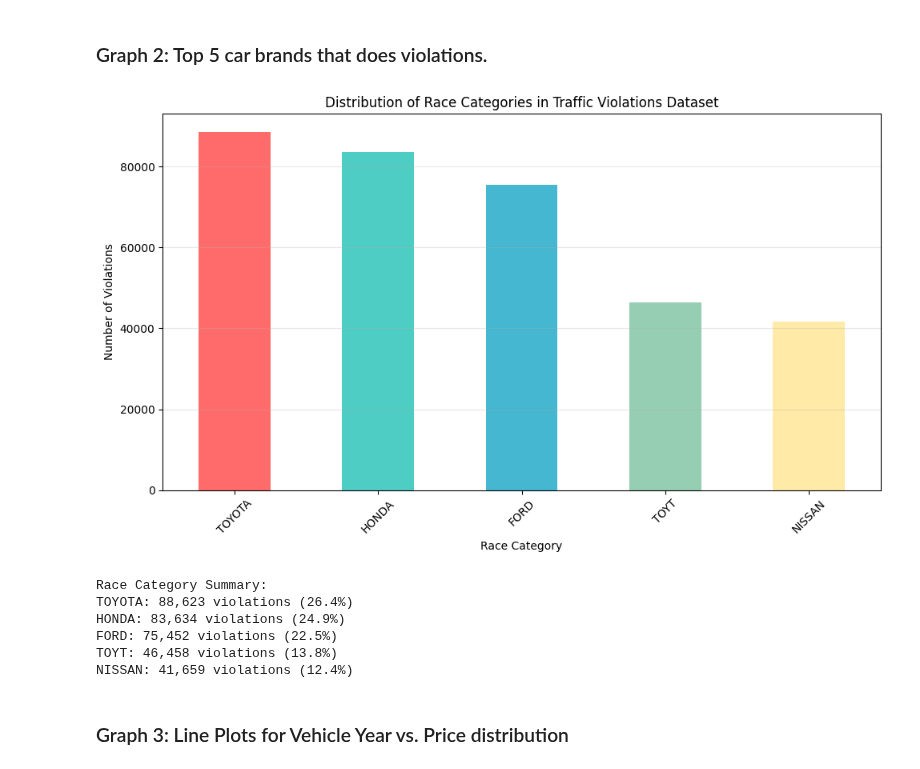
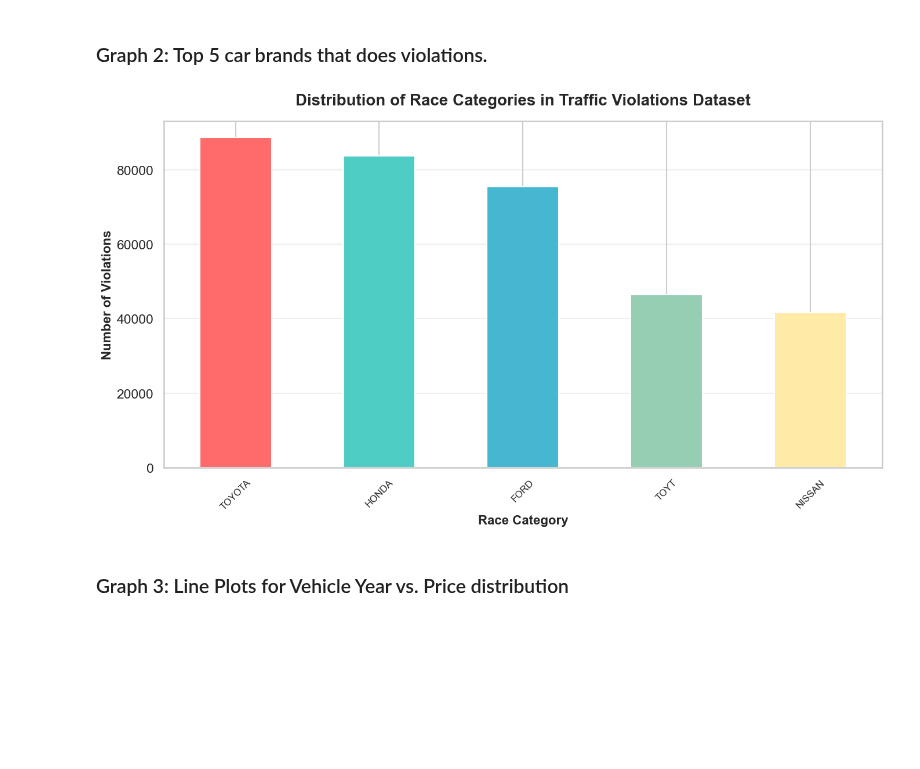
Before and after one commit to orchlonn/CS-456, a Jupyter notebook: Labs/Lab-3/Lab3.ipynb, the cells around one changed output. Cells and saved outputs as stored; diff of their text form; code cells hidden in the pictures; blank space fills up the shorter version.

```diff
--- a/Labs/Lab-3/Lab3.ipynb
+++ b/Labs/Lab-3/Lab3.ipynb
@@ -290,30 +283,18 @@ plt.show()
 # %%
 clean_cars = df['Make'].value_counts()[:5]
 # Create a visualization with the cleaned race data
 
-plt.figure(figsize=(10, 6))
+plt.figure(figsize=(14, 8))
 clean_cars.plot(kind='bar', color=['#FF6B6B', '#4ECDC4', '#45B7D1', '#96CEB4', '#FFEAA7'])
-plt.title('Distribution of Race Categories in Traffic Violations Dataset')
-plt.xlabel('Race Category')
-plt.ylabel('Number of Violations')
-plt.xticks(rotation=45)
+plt.title('Distribution of Race Categories in Traffic Violations Dataset', fontsize=20, fontweight='bold', pad=20)
+plt.xlabel('Race Category', fontsize=16, fontweight='bold')
+plt.ylabel('Number of Violations', fontsize=16, fontweight='bold')
+plt.xticks(rotation=45, fontsize=12)
 plt.grid(axis='y', alpha=0.3)
 plt.tight_layout()
 plt.show()
-
-# Display summary statistics
-print("\nRace Category Summary:")
-for race, count in clean_cars.items():
-    percentage = (count / clean_cars.sum()) * 100
-    print(f"{race}: {count:,} violations ({percentage:.1f}%)")
 # %% [output]
-[figure, old version]
+[figure, new version]
-Race Category Summary:
-TOYOTA: 88,623 violations (26.4%)
-HONDA: 83,634 violations (24.9%)
-FORD: 75,452 violations (22.5%)
-TOYT: 46,458 violations (13.8%)
-NISSAN: 41,659 violations (12.4%)
 # %% [markdown]
 ### Graph 3: Line Plots for Vehicle Year vs. Price distribution
 # %%
```
Also changed, not shown: parts of 5 cells of this notebook.
